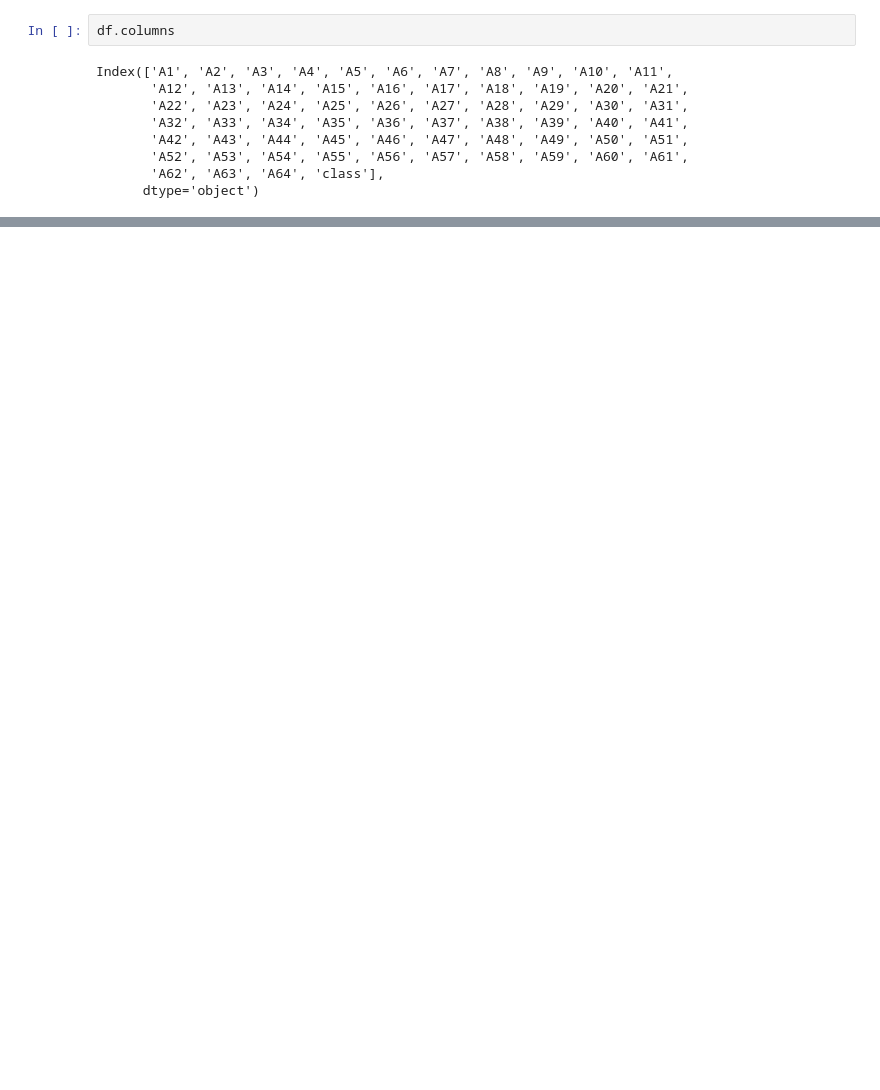
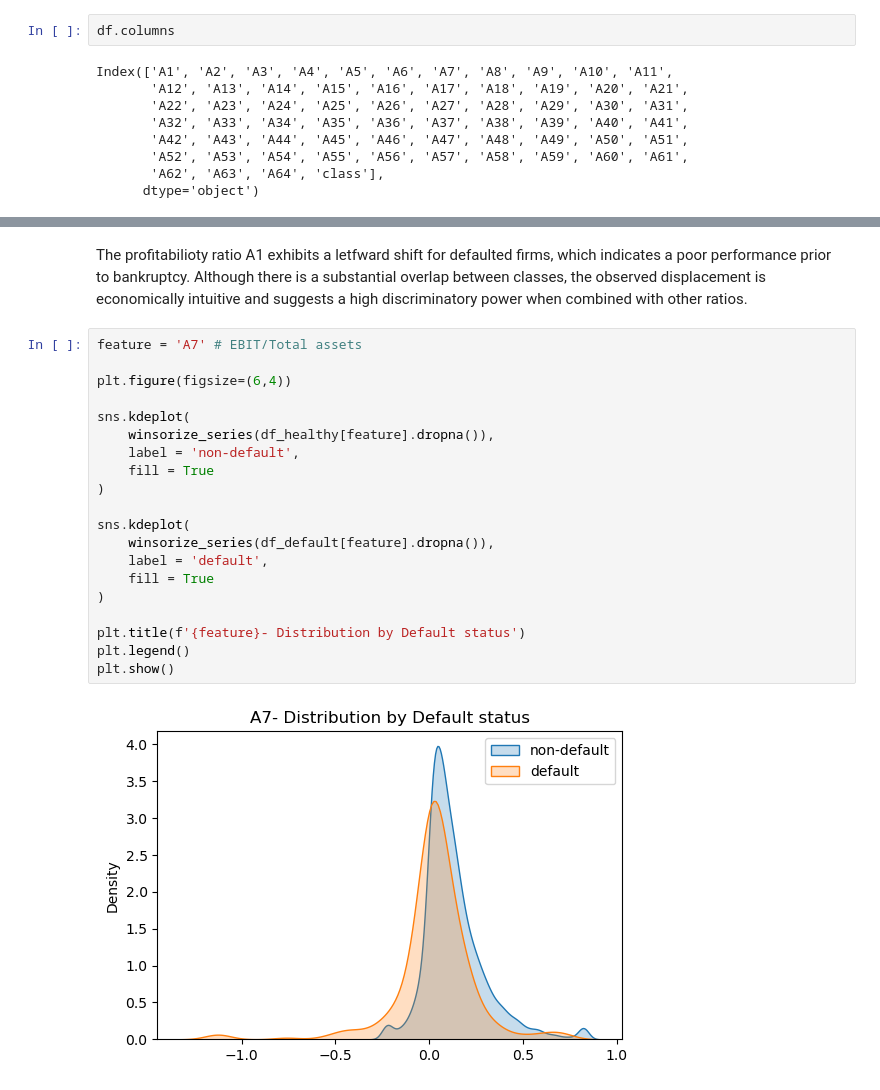
Before and after one commit to Pablomarttinn/Corporate-credit-risk-model, a Jupyter notebook: notebooks/01_context_and_EDA.ipynb, the cells around one changed output, grey strips where cells are left out. Saved outputs shown, nothing was run; the diff lists cells and outputs as text; blank space fills up the shorter version.

```diff
--- a/notebooks/01_context_and_EDA.ipynb
+++ b/notebooks/01_context_and_EDA.ipynb
@@ -106,0 +188,24 @@ Index(['A1', 'A2', 'A3', 'A4', 'A5', 'A6', 'A7', 'A8', 'A9', 'A10', 'A11',
+# %% [markdown]
+The profitabilioty ratio A1 exhibits a letfward shift for defaulted firms, which indicates a poor performance prior to bankruptcy. Although there is a substantial overlap between classes, the observed displacement is economically intuitive and suggests a high discriminatory power when combined with other ratios.
+# %%
+feature = 'A7' # EBIT/Total assets
+
+plt.figure(figsize=(6,4))
+
+sns.kdeplot(
+    winsorize_series(df_healthy[feature].dropna()),
+    label = 'non-default',
+    fill = True
+)
+
+sns.kdeplot(
+    winsorize_series(df_default[feature].dropna()),
+    label = 'default',
+    fill = True
+)
+
+plt.title(f'{feature}- Distribution by Default status')
+plt.legend()
+plt.show()
+# %% [output]
+[figure, added]
```
Also changed, not shown: parts of 23 cells of this notebook.
